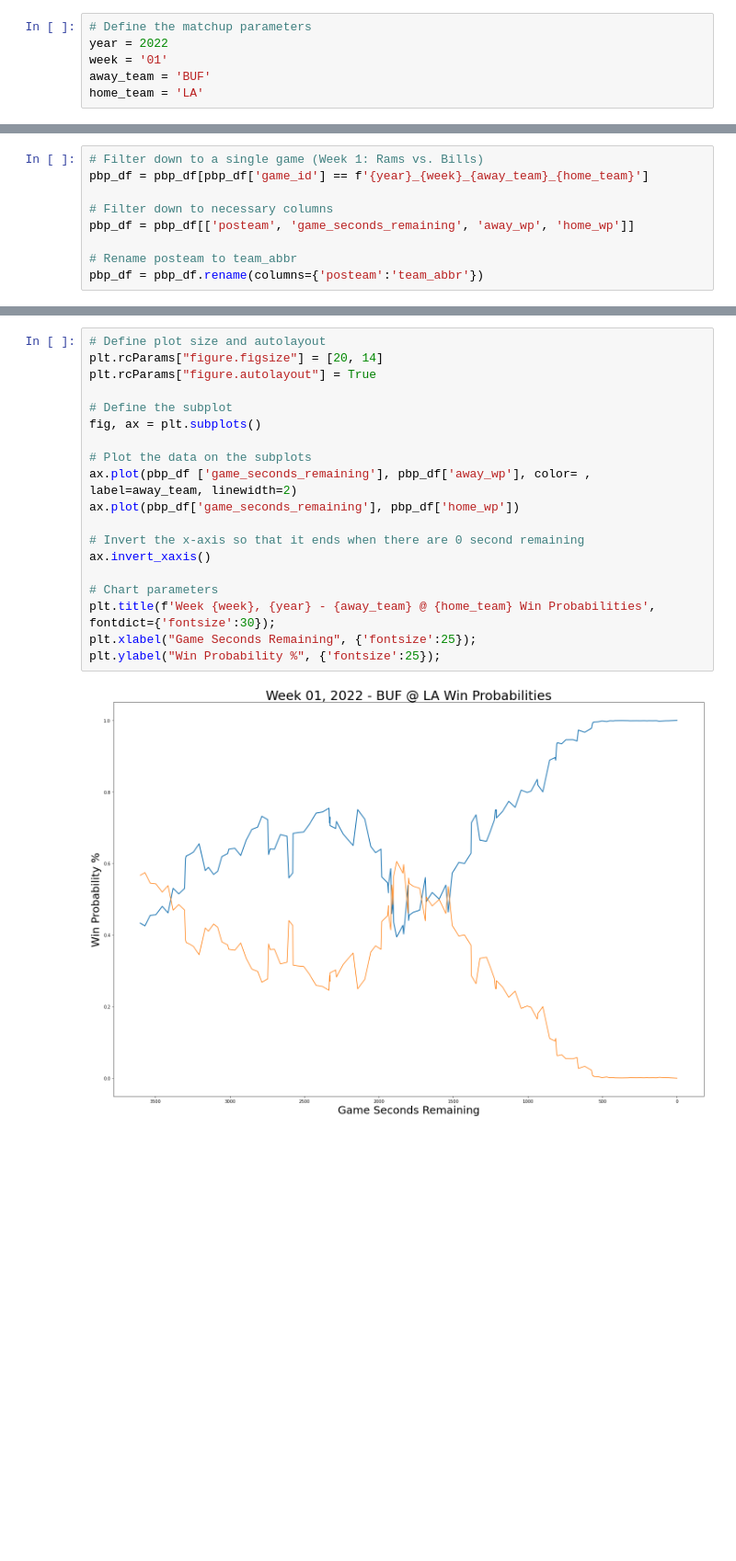
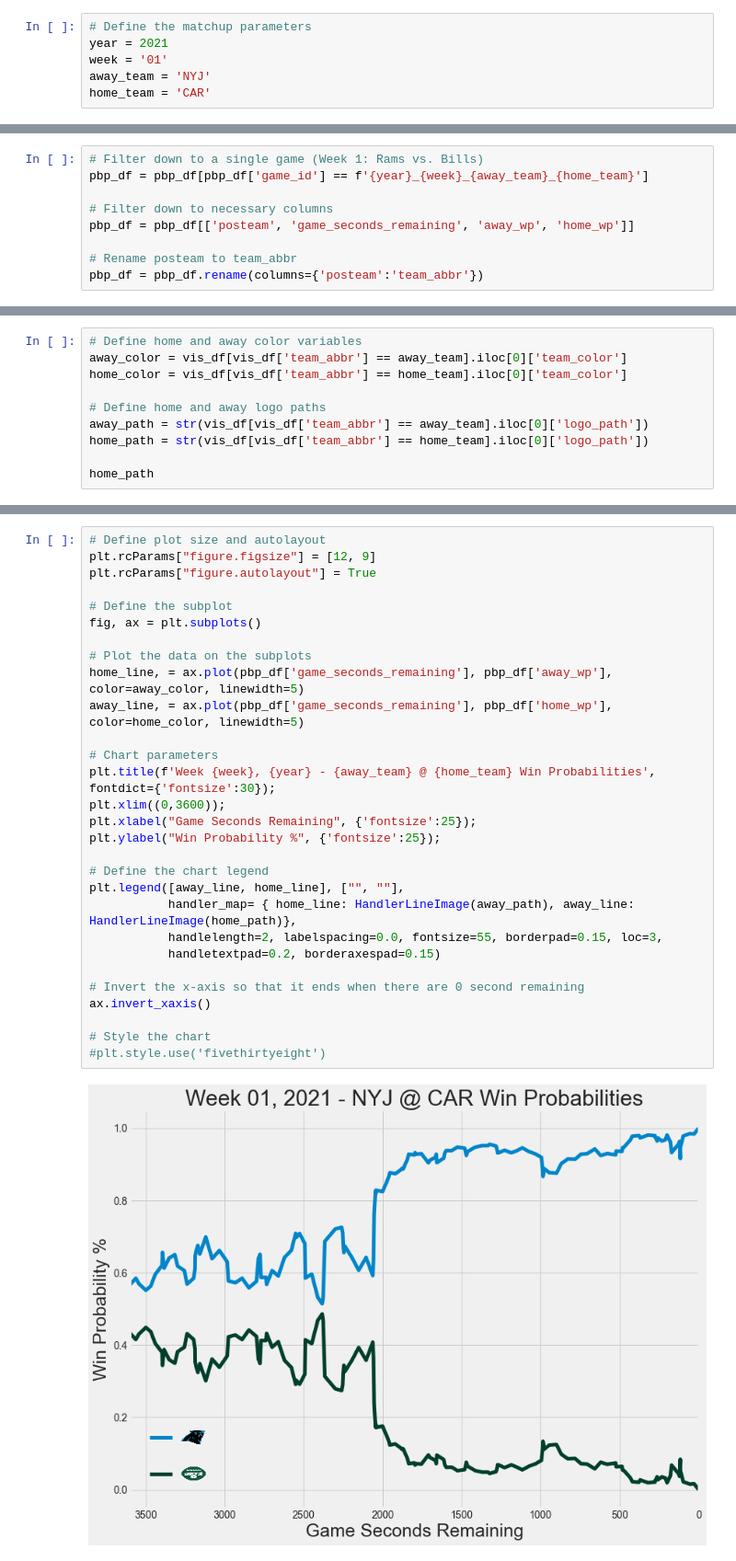
Before and after one commit to tbryan2/NFL-Win-Probability-Chart, a Jupyter notebook: NFL-Win-Probability-Visualization.ipynb, the cells around one changed output, grey strips where cells are left out. Shown at 92% size. Cells and saved outputs as stored; diff of their text form; blank space fills up the shorter version.

Commit message:
Visualization almost done checkpoint

```diff
--- a/NFL-Win-Probability-Visualization.ipynb
+++ b/NFL-Win-Probability-Visualization.ipynb
@@ -8,9 +15,9 @@ import urllib.request
 # %%
 # Define the matchup parameters
-year = 2022
+year = 2021
 week = '01'
-away_team = 'BUF'
-home_team = 'LA'
+away_team = 'NYJ'
+home_team = 'CAR'
 # %%
 # <!--------------PUT THIS IN A FUNCTION AND IMPORT, SOLVE "no logo_df found" error-------------!>
 
@@ -97,0 +107,10 @@ vis_df
+# %%
+# Define home and away color variables
+away_color = vis_df[vis_df['team_abbr'] == away_team].iloc[0]['team_color']
+home_color = vis_df[vis_df['team_abbr'] == home_team].iloc[0]['team_color']
+
+# Define home and away logo paths
+away_path = str(vis_df[vis_df['team_abbr'] == away_team].iloc[0]['logo_path'])
+home_path = str(vis_df[vis_df['team_abbr'] == home_team].iloc[0]['logo_path'])
+
+home_path
@@ -98,21 +153,31 @@ vis_df
 # %%
 # Define plot size and autolayout
-plt.rcParams["figure.figsize"] = [20, 14]
+plt.rcParams["figure.figsize"] = [12, 9]
 plt.rcParams["figure.autolayout"] = True
 
 # Define the subplot
 fig, ax = plt.subplots()
 
 # Plot the data on the subplots
-ax.plot(pbp_df ['game_seconds_remaining'], pbp_df['away_wp'], color= , label=away_team, linewidth=2)
-ax.plot(pbp_df['game_seconds_remaining'], pbp_df['home_wp'])
+home_line, = ax.plot(pbp_df['game_seconds_remaining'], pbp_df['away_wp'], color=away_color, linewidth=5)
+away_line, = ax.plot(pbp_df['game_seconds_remaining'], pbp_df['home_wp'], color=home_color, linewidth=5)
+
+# Chart parameters
+plt.title(f'Week {week}, {year} - {away_team} @ {home_team} Win Probabilities', fontdict={'fontsize':30});
+plt.xlim((0,3600));
+plt.xlabel("Game Seconds Remaining", {'fontsize':25});
+plt.ylabel("Win Probability %", {'fontsize':25});
+
+# Define the chart legend
+plt.legend([away_line, home_line], ["", ""],
+           handler_map= { home_line: HandlerLineImage(away_path), away_line: HandlerLineImage(home_path)},
+           handlelength=2, labelspacing=0.0, fontsize=55, borderpad=0.15, loc=3,
+           handletextpad=0.2, borderaxespad=0.15)
 
 # Invert the x-axis so that it ends when there are 0 second remaining
 ax.invert_xaxis()
 
-# Chart parameters
-plt.title(f'Week {week}, {year} - {away_team} @ {home_team} Win Probabilities', fontdict={'fontsize':30});
-plt.xlabel("Game Seconds Remaining", {'fontsize':25});
-plt.ylabel("Win Probability %", {'fontsize':25});
+# Style the chart
+#plt.style.use('fivethirtyeight')
 # %% [output]
-[figure, old version]
+[figure, new version]
```
Also changed, not shown: parts of 7 cells of this notebook.
